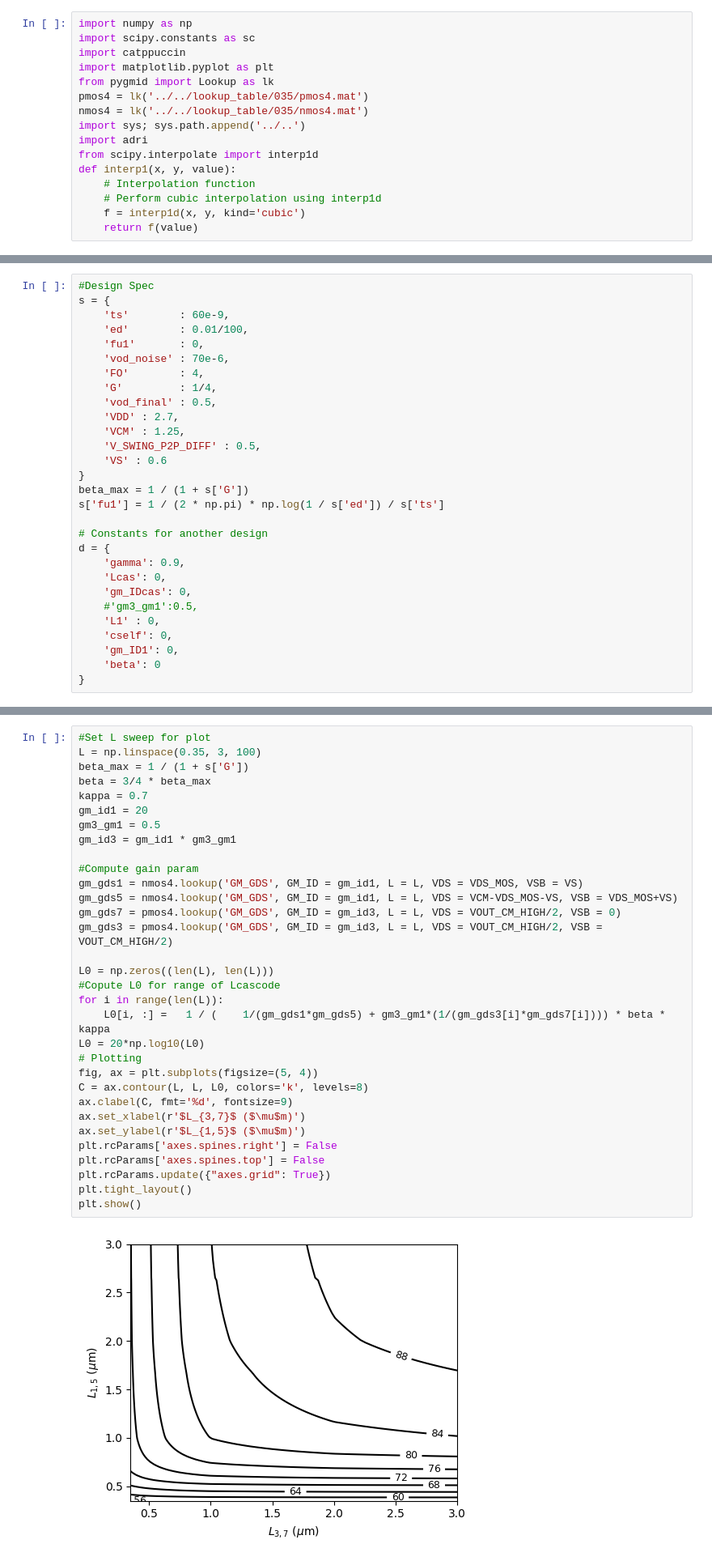
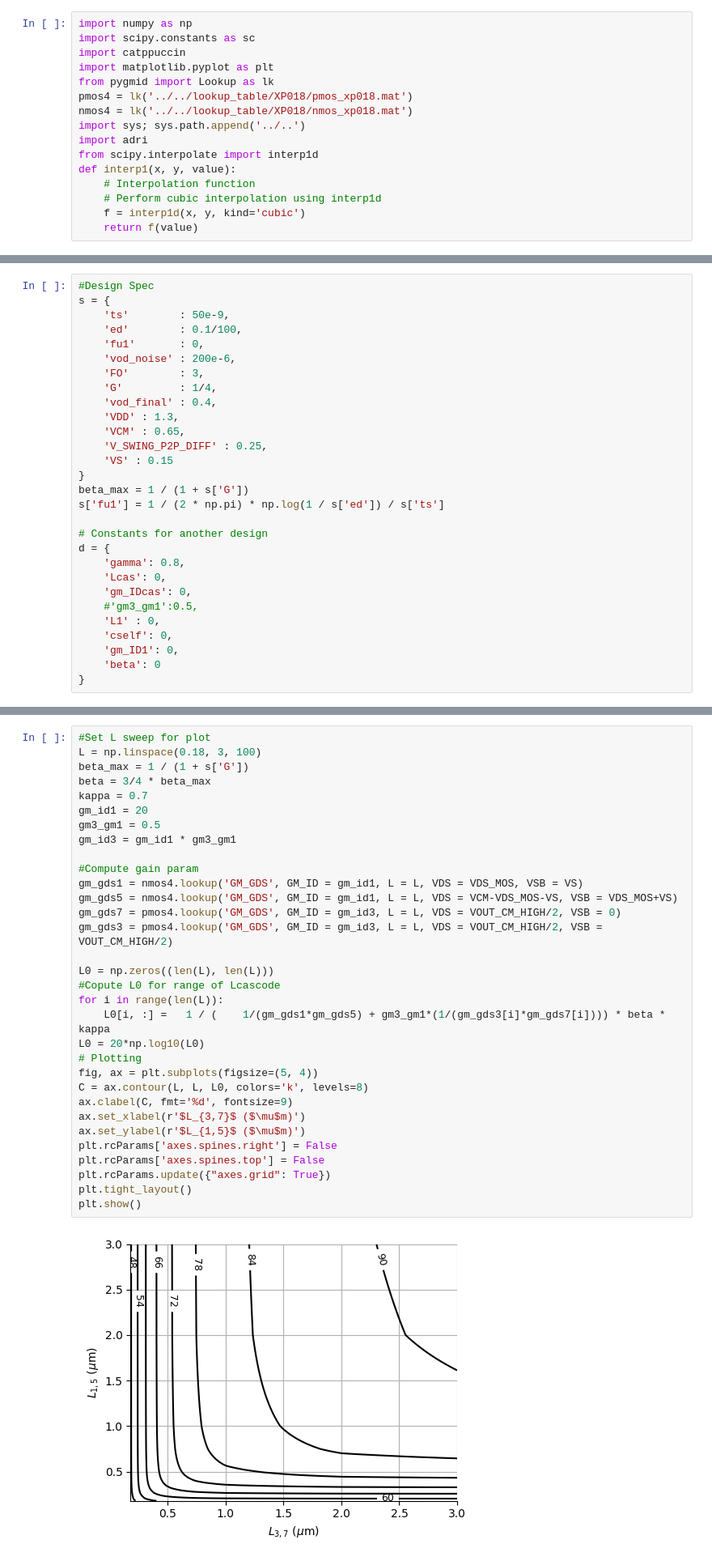
Before and after one commit to Surfeur974/gmadrid, a Jupyter notebook: Design_script/Telescopic_cascode/Design_SC_telescopic_cascode.ipynb, the cells around one changed output, grey strips where cells are left out. Shown at 81% size. Cells and saved outputs as stored; diff of their text form.

```diff
--- a/Design_script/Telescopic_cascode/Design_SC_telescopic_cascode.ipynb
+++ b/Design_script/Telescopic_cascode/Design_SC_telescopic_cascode.ipynb
@@ -19,8 +19,8 @@ import scipy.constants as sc
 import catppuccin
 import matplotlib.pyplot as plt
 from pygmid import Lookup as lk
-pmos4 = lk('../../lookup_table/035/pmos4.mat')
-nmos4 = lk('../../lookup_table/035/nmos4.mat')
+pmos4 = lk('../../lookup_table/XP018/pmos_xp018.mat')
+nmos4 = lk('../../lookup_table/XP018/nmos_xp018.mat')
 import sys; sys.path.append('../..')
 import adri
 from scipy.interpolate import interp1d
@@ -34,24 +34,24 @@ def interp1(x, y, value):
 # %%
 #Design Spec
 s = {
-    'ts'        : 60e-9,
-    'ed'        : 0.01/100,
+    'ts'        : 50e-9,
+    'ed'        : 0.1/100,
     'fu1'       : 0,
-    'vod_noise' : 70e-6,
-    'FO'        : 4,
+    'vod_noise' : 200e-6,
+    'FO'        : 3,
     'G'         : 1/4,
-    'vod_final' : 0.5,
-    'VDD' : 2.7,
-    'VCM' : 1.25,
-    'V_SWING_P2P_DIFF' : 0.5,
-    'VS' : 0.6
+    'vod_final' : 0.4,
+    'VDD' : 1.3,
+    'VCM' : 0.65,
+    'V_SWING_P2P_DIFF' : 0.25,
+    'VS' : 0.15
 }
 beta_max = 1 / (1 + s['G'])
 s['fu1'] = 1 / (2 * np.pi) * np.log(1 / s['ed']) / s['ts']
 
 # Constants for another design
 d = {
-    'gamma': 0.9,
+    'gamma': 0.8,
     'Lcas': 0,
     'gm_IDcas': 0,
     #'gm3_gm1':0.5,
@@ -93,38 +93,38 @@ On prend gm_id = 12
 Si input MOS trop gros, le beta casse le gain
 # %%
 #Set L sweep for plot
-L = np.linspace(0.35, 3, 100)
+L = np.linspace(0.18, 3, 100)
 beta_max = 1 / (1 + s['G'])
 beta = 3/4 * beta_max
 kappa = 0.7
 gm_id1 = 20
 gm3_gm1 = 0.5
 gm_id3 = gm_id1 * gm3_gm1
 
 #Compute gain param
 gm_gds1 = nmos4.lookup('GM_GDS', GM_ID = gm_id1, L = L, VDS = VDS_MOS, VSB = VS)
 gm_gds5 = nmos4.lookup('GM_GDS', GM_ID = gm_id1, L = L, VDS = VCM-VDS_MOS-VS, VSB = VDS_MOS+VS)
 gm_gds7 = pmos4.lookup('GM_GDS', GM_ID = gm_id3, L = L, VDS = VOUT_CM_HIGH/2, VSB = 0)
 gm_gds3 = pmos4.lookup('GM_GDS', GM_ID = gm_id3, L = L, VDS = VOUT_CM_HIGH/2, VSB =  VOUT_CM_HIGH/2)
 
 L0 = np.zeros((len(L), len(L)))
 #Copute L0 for range of Lcascode
 for i in range(len(L)):
     L0[i, :] =   1 / (    1/(gm_gds1*gm_gds5) + gm3_gm1*(1/(gm_gds3[i]*gm_gds7[i]))) * beta * kappa
 L0 = 20*np.log10(L0)
 # Plotting
 fig, ax = plt.subplots(figsize=(5, 4))
 C = ax.contour(L, L, L0, colors='k', levels=8)
 ax.clabel(C, fmt='%d', fontsize=9)
 ax.set_xlabel(r'$L_{3,7}$ ($\mu$m)')
 ax.set_ylabel(r'$L_{1,5}$ ($\mu$m)')
 plt.rcParams['axes.spines.right'] = False
 plt.rcParams['axes.spines.top'] = False
 plt.rcParams.update({"axes.grid": True})
 plt.tight_layout()
 plt.show()
 # %% [output]
-[figure, old version]
+[figure, new version]
 # %% [markdown]
 ### Choose L :
 # %%
```
Also changed, not shown: parts of 5 cells of this notebook, 10 other files.
